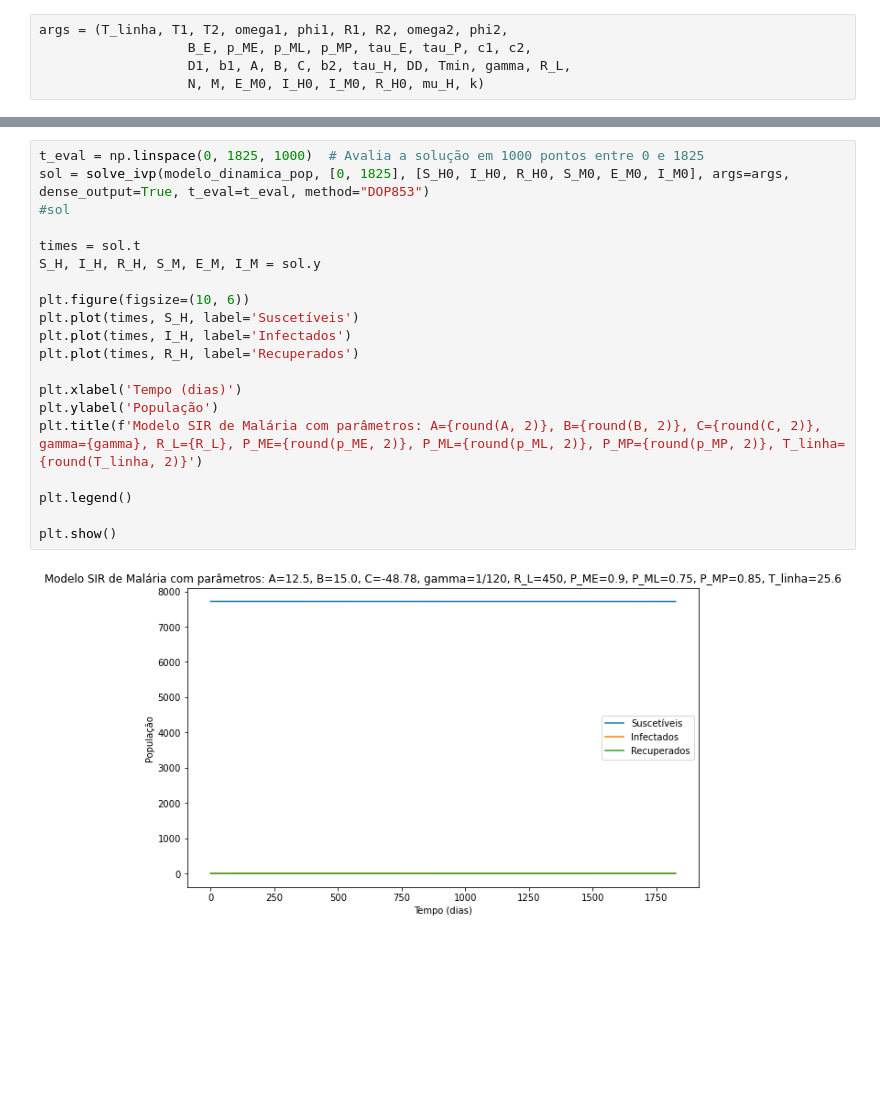
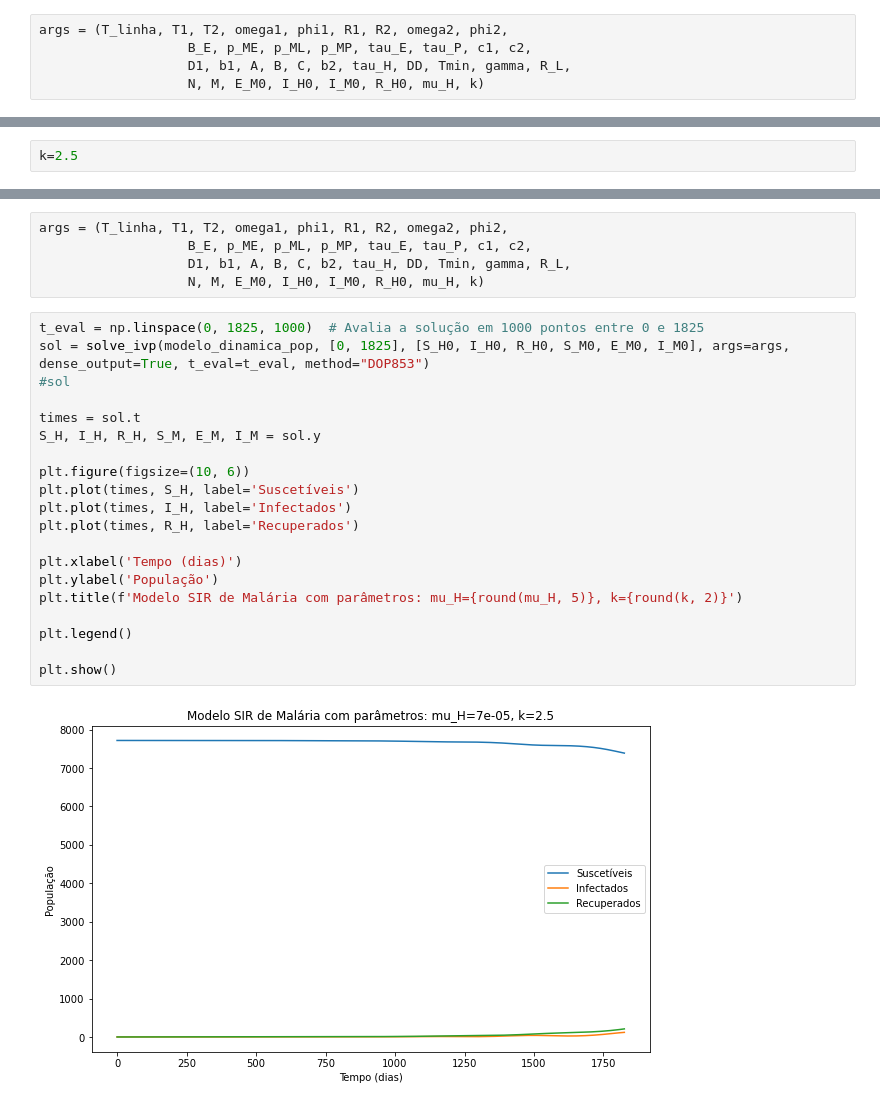
Before and after one commit to RaphaLevy/TCC, a Jupyter notebook: Modelagem_para_Apresentação.ipynb, the cells around one changed output, grey strips where cells are left out. Cells and saved outputs as stored; diff of their text form; blank space fills up the shorter version.

```diff
--- a/Modelagem_para_Apresentação.ipynb
+++ b/Modelagem_para_Apresentação.ipynb
@@ -1625,0 +1733,2 @@ args = (T_linha, T1, T2, omega1, phi1, R1, R2, omega2, phi2,
+# %%
+k=2.5
@@ -1626,25 +1747,30 @@ args = (T_linha, T1, T2, omega1, phi1, R1, R2, omega2, phi2,
+# %%
+args = (T_linha, T1, T2, omega1, phi1, R1, R2, omega2, phi2,
+                   B_E, p_ME, p_ML, p_MP, tau_E, tau_P, c1, c2,
+                   D1, b1, A, B, C, b2, tau_H, DD, Tmin, gamma, R_L,
+                   N, M, E_M0, I_H0, I_M0, R_H0, mu_H, k)
 # %%
 t_eval = np.linspace(0, 1825, 1000)  # Avalia a solução em 1000 pontos entre 0 e 1825
 sol = solve_ivp(modelo_dinamica_pop, [0, 1825], [S_H0, I_H0, R_H0, S_M0, E_M0, I_M0], args=args, dense_output=True, t_eval=t_eval, method="DOP853")
 #sol
 
 times = sol.t
 S_H, I_H, R_H, S_M, E_M, I_M = sol.y
 
 plt.figure(figsize=(10, 6))
 plt.plot(times, S_H, label='Suscetíveis')
 plt.plot(times, I_H, label='Infectados')
 plt.plot(times, R_H, label='Recuperados')
 
 plt.xlabel('Tempo (dias)')
 plt.ylabel('População')
-plt.title(f'Modelo SIR de Malária com parâmetros: A={round(A, 2)}, B={round(B, 2)}, C={round(C, 2)}, gamma={gamma}, R_L={R_L}, P_ME={round(p_ME, 2)}, P_ML={round(p_ML, 2)}, P_MP={round(p_MP, 2)}, T_linha={round(T_linha, 2)}')
+plt.title(f'Modelo SIR de Malária com parâmetros: mu_H={round(mu_H, 5)}, k={round(k, 2)}')
 
 plt.legend()
 
 plt.show()
 # %% [output]
-[figure, old version]
+[figure, new version]
 # %%
 t_eval = np.linspace(0, 1825, 1000)  # Avalia a solução em 1000 pontos entre 0 e 1825
 sol = solve_ivp(modelo_dinamica_pop, [0, 1825], [S_H0, I_H0, R_H0, S_M0, E_M0, I_M0], args=args, dense_output=True, t_eval=t_eval, method="DOP853")
```
Also changed, not shown: parts of 19 cells of this notebook.
